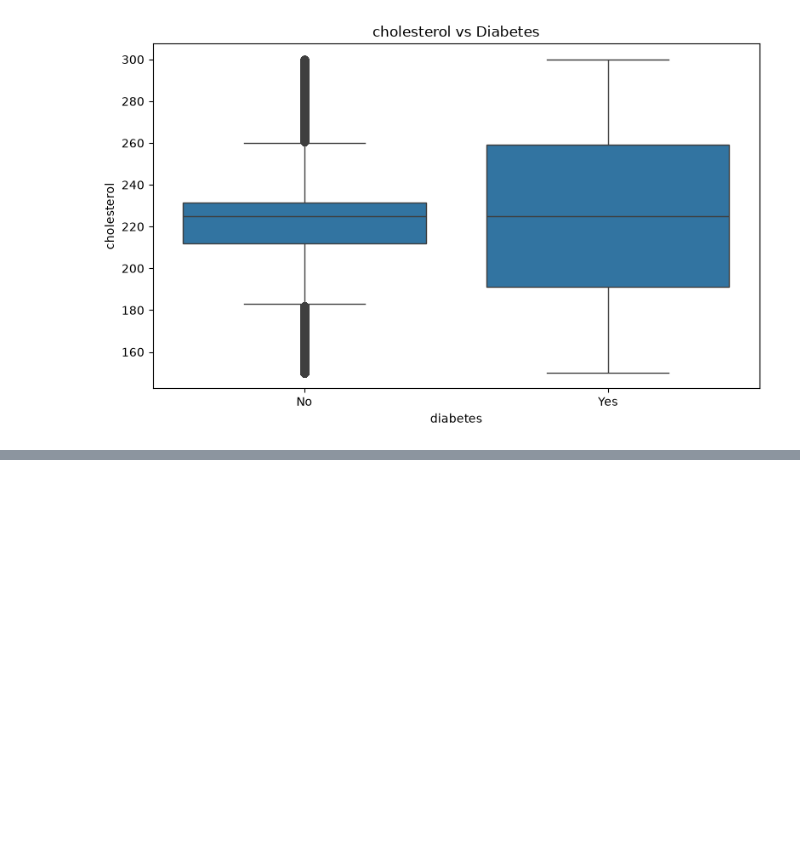
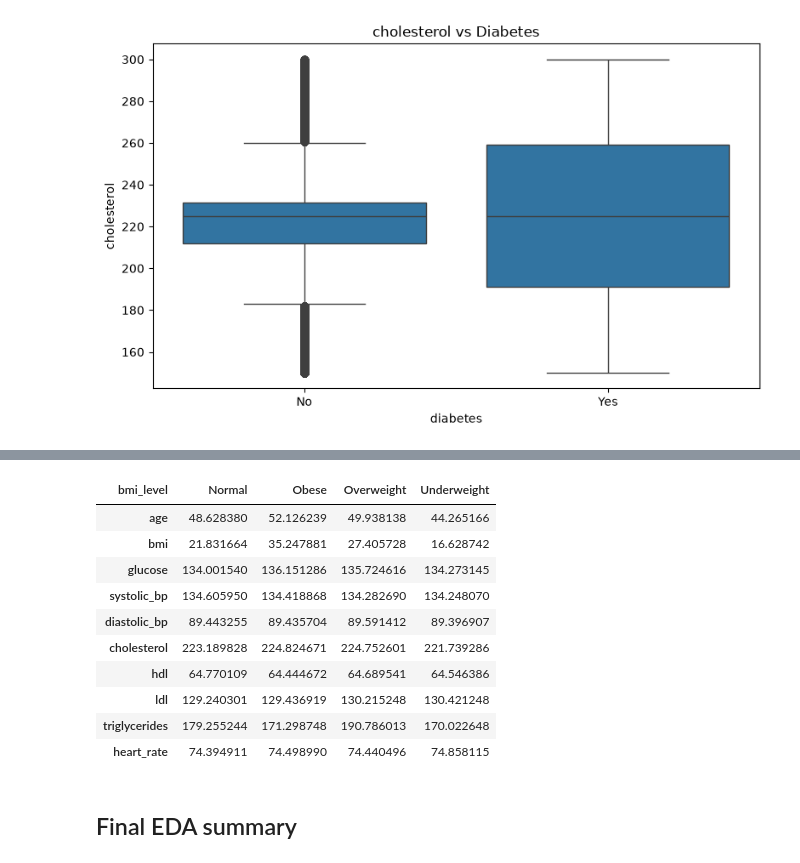
Before and after one commit to to-bits/multidisease-risk-profiler, a Jupyter notebook: notebooks/03_eda.ipynb, the cells around one changed output, grey strips where cells are left out. Saved outputs shown, nothing was run; the diff lists cells and outputs as text; code cells hidden in the pictures; blank space fills up the shorter version.

```diff
--- a/notebooks/03_eda.ipynb
+++ b/notebooks/03_eda.ipynb
@@ -368,0 +603,24 @@ if "diabetes" in df.columns:
+# %%
+if "bmi_level" in df.columns:
+
+    bmi_group_summary = (
+        df.groupby("bmi_level")[available_numeric]
+        .mean(numeric_only=True)
+        .T
+    )
+
+    display(bmi_group_summary)
+# %% [output]
+| bmi_level | Normal | Obese | Overweight | Underweight |
+| age | 48.628380 | 52.126239 | 49.938138 | 44.265166 |
+| bmi | 21.831664 | 35.247881 | 27.405728 | 16.628742 |
+| glucose | 134.001540 | 136.151286 | 135.724616 | 134.273145 |
+| systolic_bp | 134.605950 | 134.418868 | 134.282690 | 134.248070 |
+| diastolic_bp | 89.443255 | 89.435704 | 89.591412 | 89.396907 |
+| cholesterol | 223.189828 | 224.824671 | 224.752601 | 221.739286 |
+| hdl | 64.770109 | 64.444672 | 64.689541 | 64.546386 |
+| ldl | 129.240301 | 129.436919 | 130.215248 | 130.421248 |
+| triglycerides | 179.255244 | 171.298748 | 190.786013 | 170.022648 |
+| heart_rate | 74.394911 | 74.498990 | 74.440496 | 74.858115 |
+# %% [markdown]
+## Final EDA summary
```
Also changed, not shown: parts of 13 cells of this notebook.
